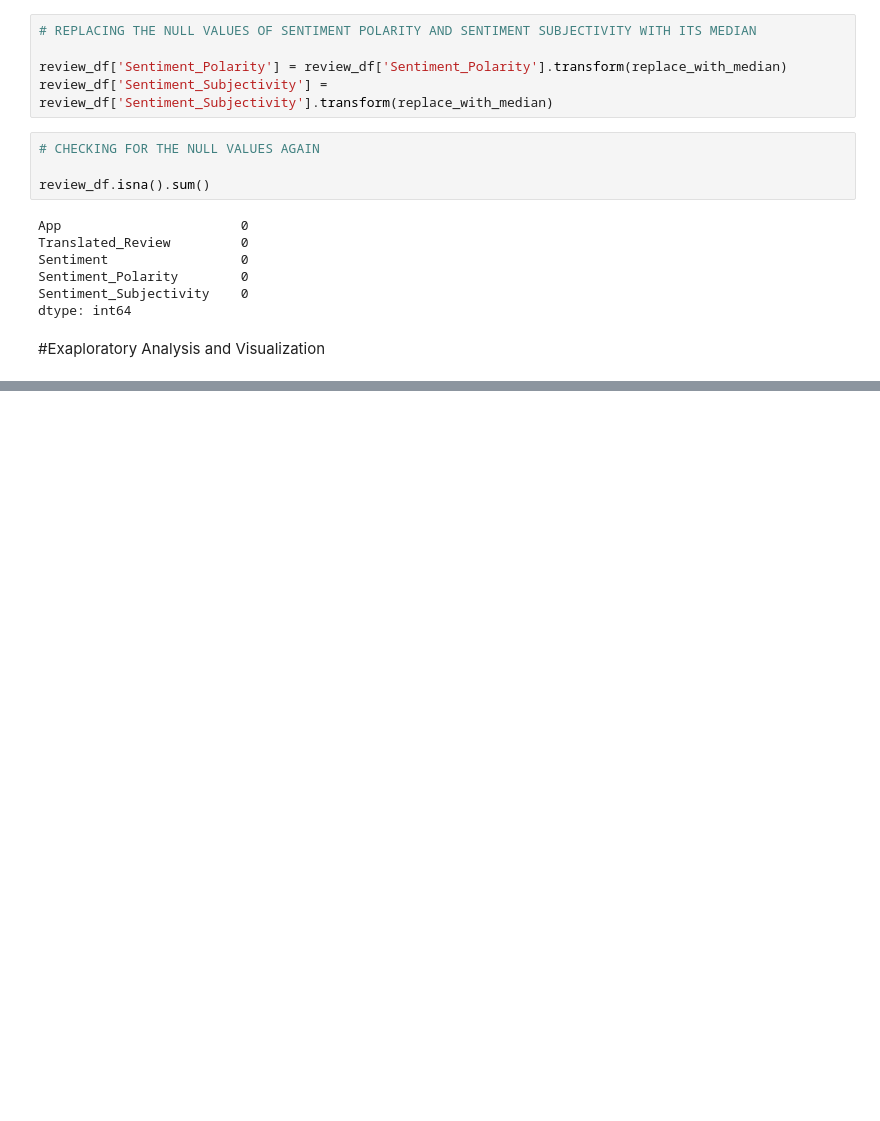
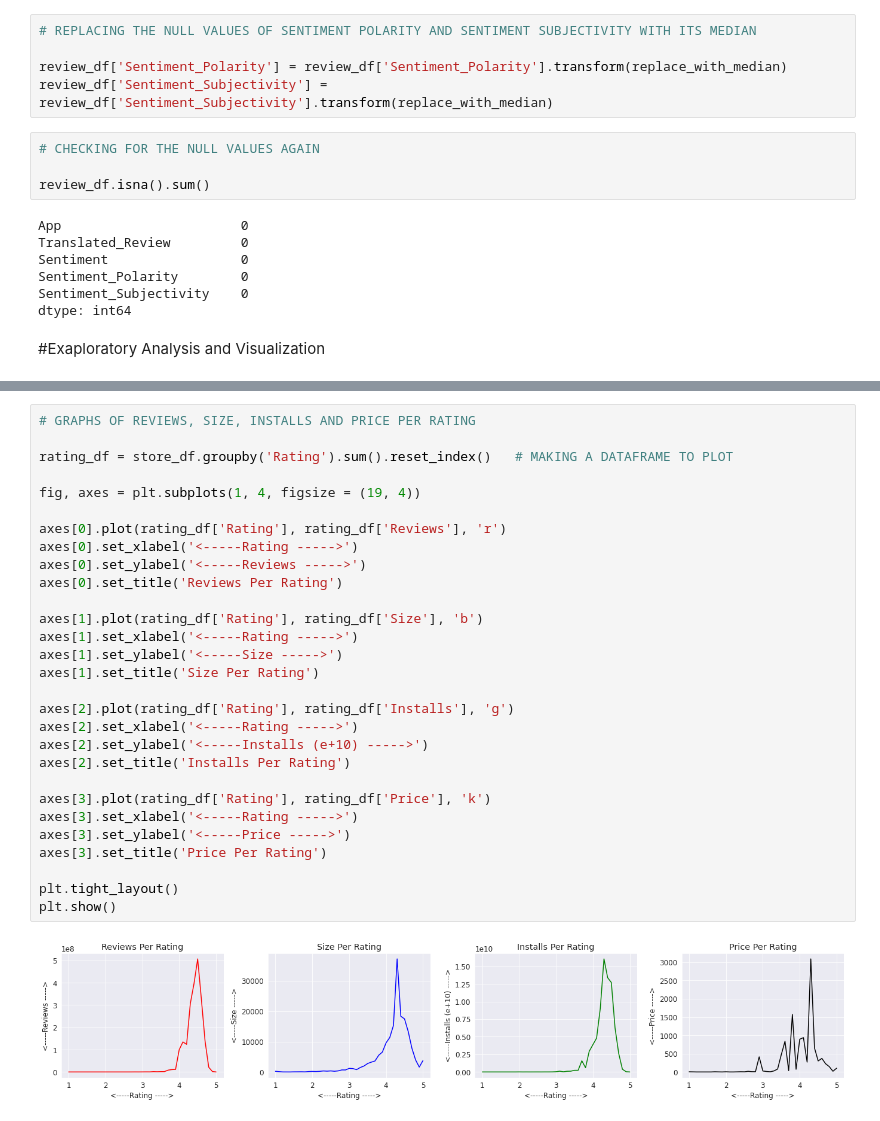
Before and after one commit to Manass20/Play-Store-App-Review-Analysis---Capstone-Project, a Jupyter notebook: Manas_Ranjan_Play_Store_App_Review_Analysis_Capstone_Project.ipynb, the cells around one changed output, grey strips where cells are left out. Cells and saved outputs as stored; diff of their text form; blank space fills up the shorter version.

```diff
--- a/Manas_Ranjan_Play_Store_App_Review_Analysis_Capstone_Project.ipynb
+++ b/Manas_Ranjan_Play_Store_App_Review_Analysis_Capstone_Project.ipynb
@@ -508,0 +572,31 @@ dtype: int64
+# %%
+# GRAPHS OF REVIEWS, SIZE, INSTALLS AND PRICE PER RATING
+
+rating_df = store_df.groupby('Rating').sum().reset_index()   # MAKING A DATAFRAME TO PLOT
+
+fig, axes = plt.subplots(1, 4, figsize = (19, 4))
+
+axes[0].plot(rating_df['Rating'], rating_df['Reviews'], 'r')
+axes[0].set_xlabel('<-----Rating ----->')
+axes[0].set_ylabel('<-----Reviews ----->')
+axes[0].set_title('Reviews Per Rating')
+
+axes[1].plot(rating_df['Rating'], rating_df['Size'], 'b')
+axes[1].set_xlabel('<-----Rating ----->')
+axes[1].set_ylabel('<-----Size ----->')
+axes[1].set_title('Size Per Rating')
+
+axes[2].plot(rating_df['Rating'], rating_df['Installs'], 'g')
+axes[2].set_xlabel('<-----Rating ----->')
+axes[2].set_ylabel('<-----Installs (e+10) ----->')
+axes[2].set_title('Installs Per Rating')
+
+axes[3].plot(rating_df['Rating'], rating_df['Price'], 'k')
+axes[3].set_xlabel('<-----Rating ----->')
+axes[3].set_ylabel('<-----Price ----->')
+axes[3].set_title('Price Per Rating')
+
+plt.tight_layout()
+plt.show()
+# %% [output]
+[figure, added]
```
Also changed, not shown: parts of 43 cells of this notebook.
